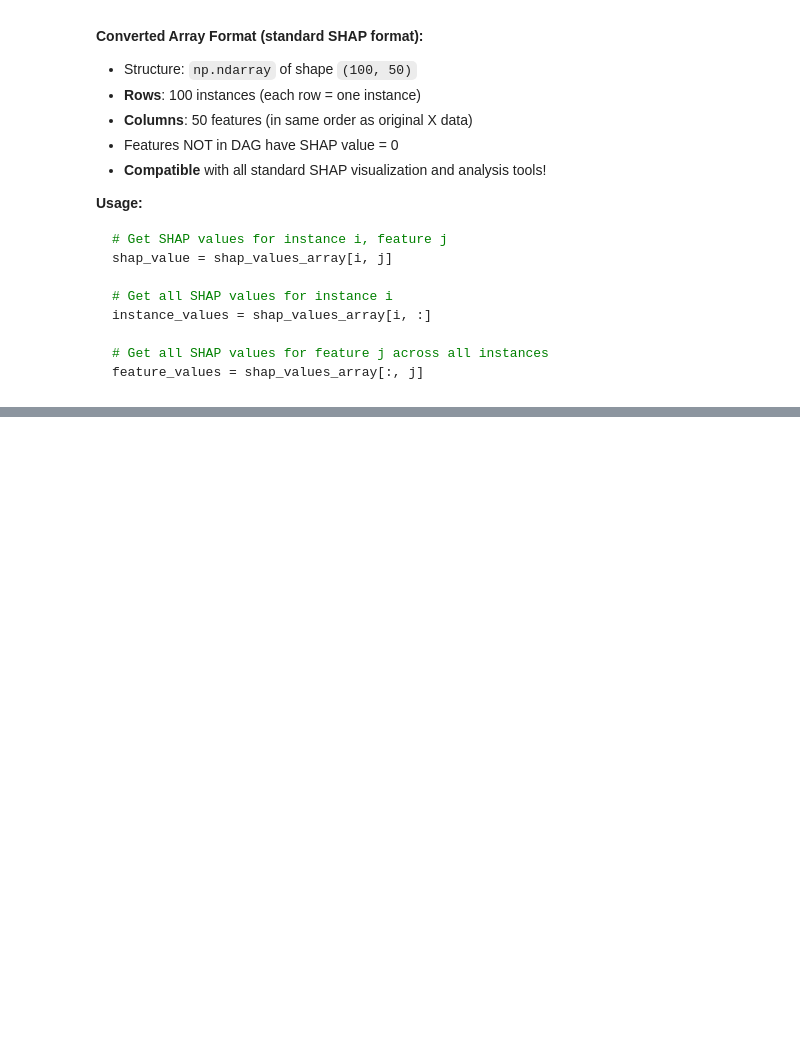
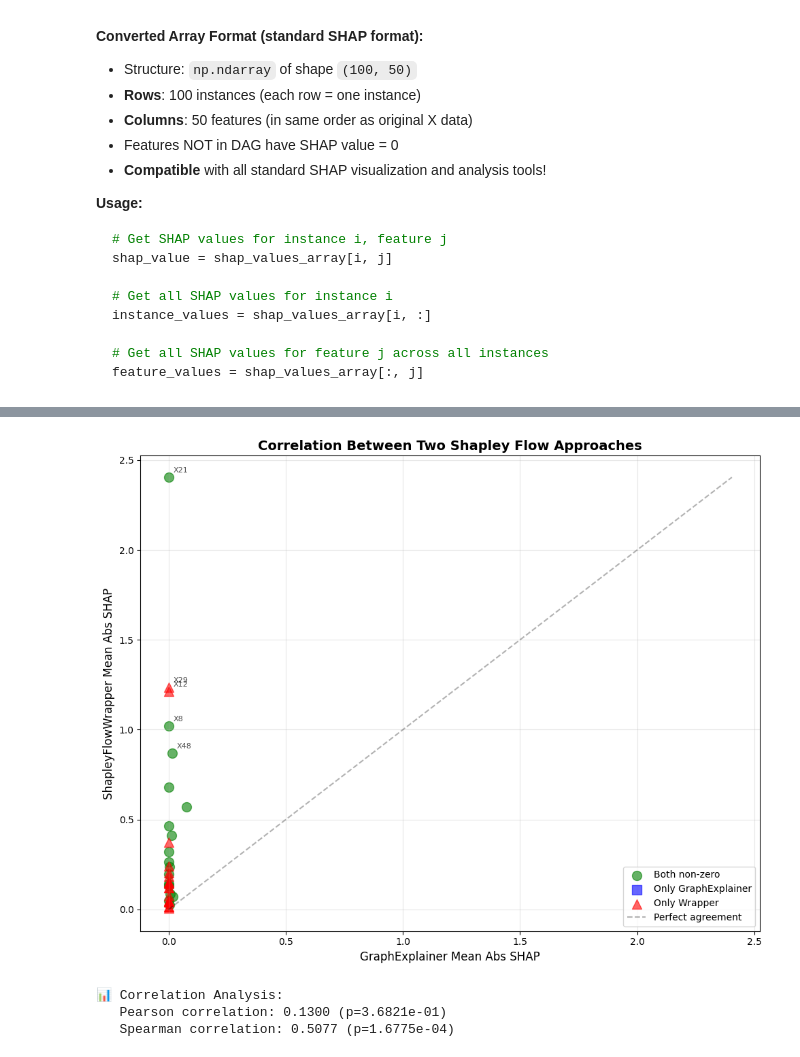
Before and after one commit to juanriosg12/master_thesis, a Jupyter notebook: shapflow_data_driven.ipynb, the cells around one changed output, grey strips where cells are left out. Saved outputs shown, nothing was run; the diff lists cells and outputs as text; code cells hidden in the pictures; blank space fills up the shorter version.

```diff
--- a/shapflow_data_driven.ipynb
+++ b/shapflow_data_driven.ipynb
@@ -670,0 +687,58 @@ Note: you may need to restart the kernel to use updated packages.
+# %%
+# Plot 2: Scatter plot showing correlation between methods
+fig, ax = plt.subplots(figsize=(10, 8))
+
+# Separate features into categories for coloring
+both_nonzero = comparison_df['Both_NonZero']
+only_graphexplainer = comparison_df['NonZero_GraphExplainer'] & ~comparison_df['NonZero_Wrapper']
+only_wrapper = ~comparison_df['NonZero_GraphExplainer'] & comparison_df['NonZero_Wrapper']
+
+# Plot different categories
+ax.scatter(comparison_df.loc[both_nonzero, 'GraphExplainer_MeanAbs'],
+           comparison_df.loc[both_nonzero, 'Wrapper_MeanAbs'],
+           alpha=0.6, s=100, label='Both non-zero', color='green')
+
+ax.scatter(comparison_df.loc[only_graphexplainer, 'GraphExplainer_MeanAbs'],
+           comparison_df.loc[only_graphexplainer, 'Wrapper_MeanAbs'],
+           alpha=0.6, s=100, label='Only GraphExplainer', color='blue', marker='s')
+
+ax.scatter(comparison_df.loc[only_wrapper, 'GraphExplainer_MeanAbs'],
+           comparison_df.loc[only_wrapper, 'Wrapper_MeanAbs'],
+           alpha=0.6, s=100, label='Only Wrapper', color='red', marker='^')
+
+# Add diagonal line (perfect agreement)
+max_val = max(comparison_df['GraphExplainer_MeanAbs'].max(),
+              comparison_df['Wrapper_MeanAbs'].max())
+ax.plot([0, max_val], [0, max_val], 'k--', alpha=0.3, label='Perfect agreement')
+
+# Add annotations for top features
+top_5 = comparison_df.head(5)
+for idx, row in top_5.iterrows():
+    ax.annotate(row['Feature'],
+                xy=(row['GraphExplainer_MeanAbs'], row['Wrapper_MeanAbs']),
+                xytext=(5, 5), textcoords='offset points', fontsize=8, alpha=0.7)
+
+ax.set_xlabel('GraphExplainer Mean Abs SHAP', fontsize=12)
+ax.set_ylabel('ShapleyFlowWrapper Mean Abs SHAP', fontsize=12)
+ax.set_title('Correlation Between Two Shapley Flow Approaches', fontsize=14, fontweight='bold')
+ax.legend()
+ax.grid(alpha=0.3)
+
+plt.tight_layout()
+plt.show()
+
+# Calculate correlation
+from scipy.stats import pearsonr, spearmanr
+pearson_corr, pearson_p = pearsonr(comparison_df['GraphExplainer_MeanAbs'],
+                                     comparison_df['Wrapper_MeanAbs'])
+spearman_corr, spearman_p = spearmanr(comparison_df['GraphExplainer_MeanAbs'],
+                                        comparison_df['Wrapper_MeanAbs'])
+
+print(f"\n📊 Correlation Analysis:")
+print(f"   Pearson correlation: {pearson_corr:.4f} (p={pearson_p:.4e})")
+print(f"   Spearman correlation: {spearman_corr:.4f} (p={spearman_p:.4e})")
+# %% [output]
+[figure, added]
+📊 Correlation Analysis:
+   Pearson correlation: 0.1300 (p=3.6821e-01)
+   Spearman correlation: 0.5077 (p=1.6775e-04)
```
Also changed, not shown: parts of 33 cells of this notebook, 3 other files.
